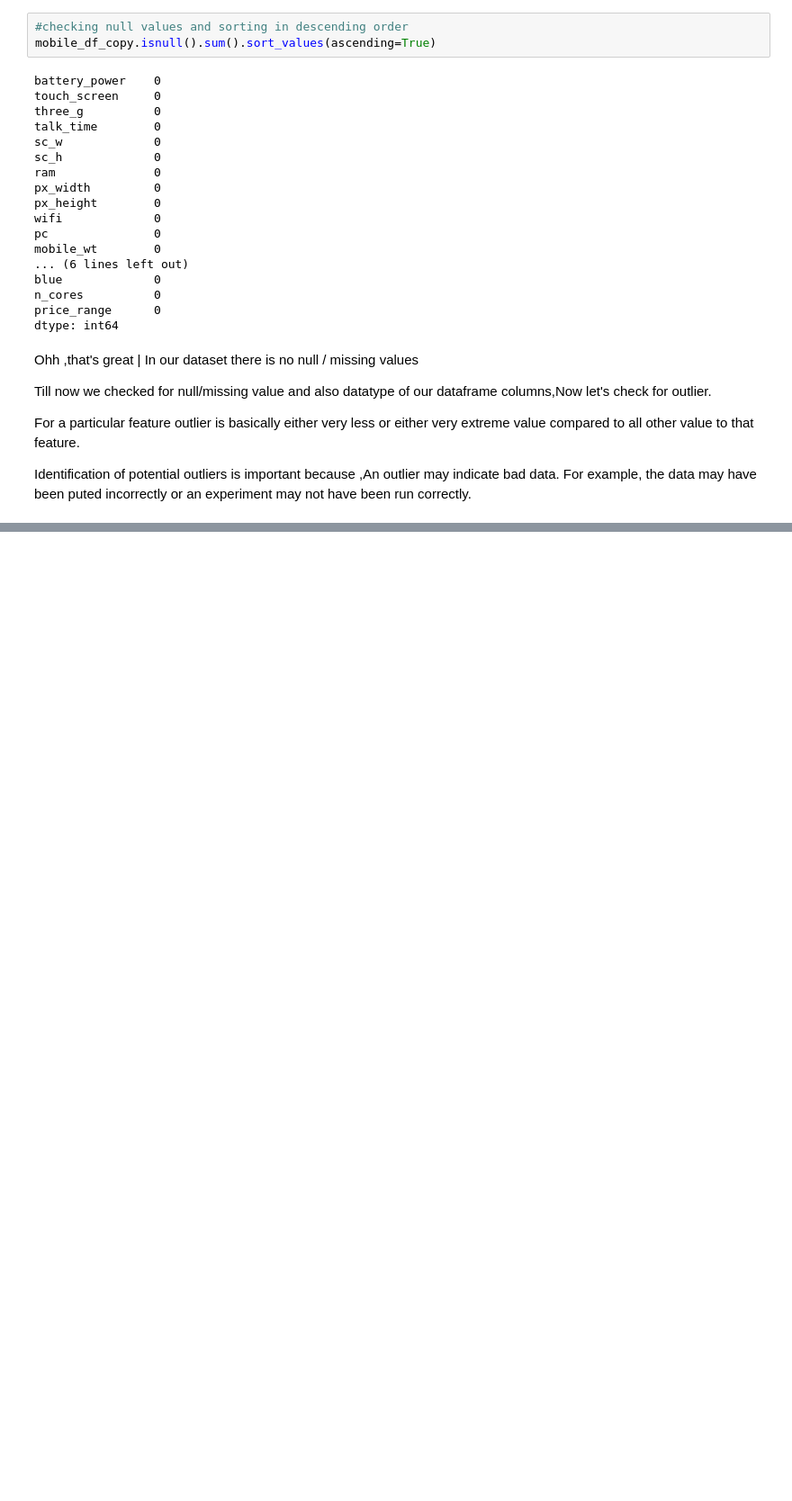
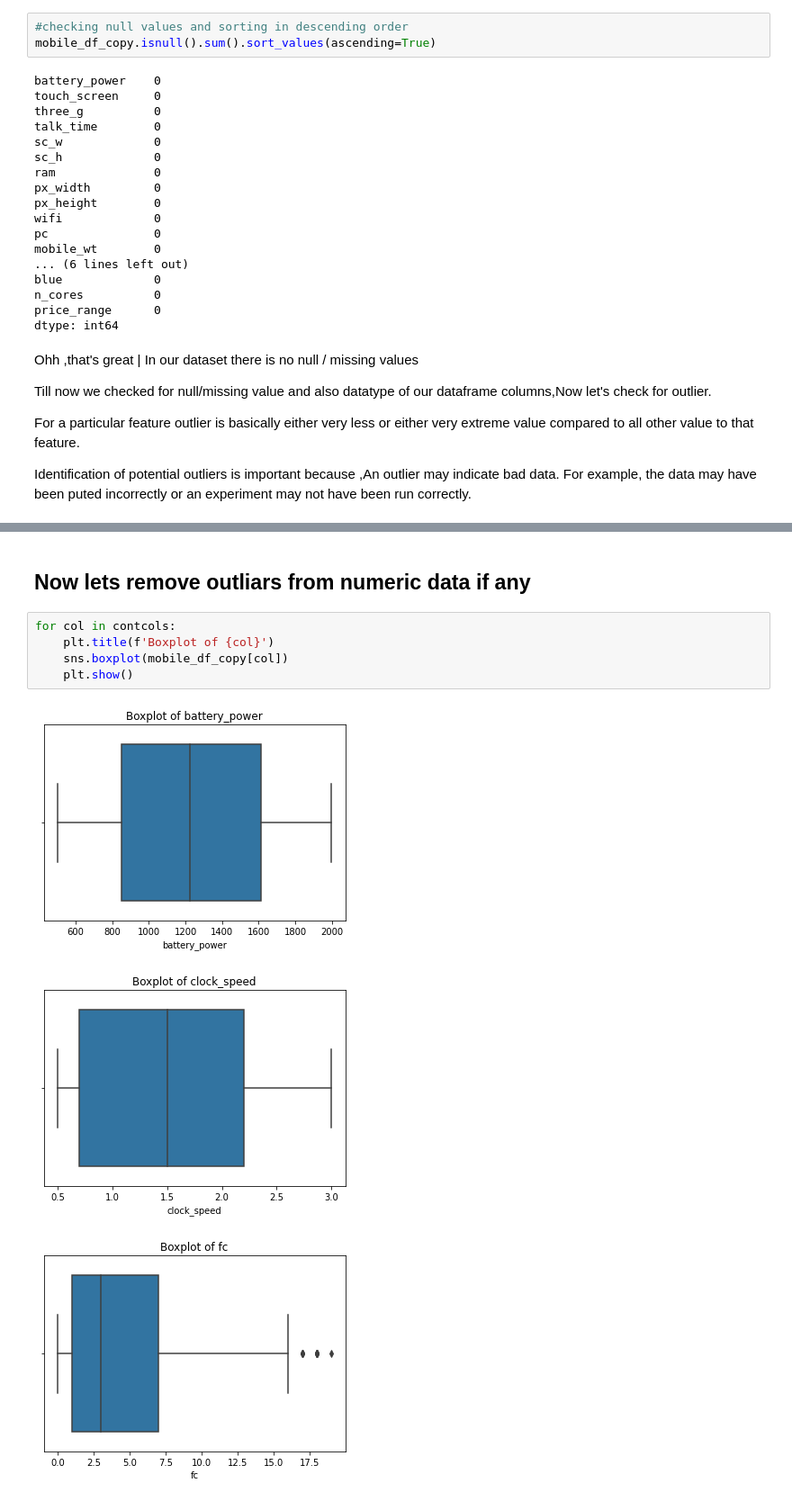
Before and after one commit to Vinni1798/Mobile-price-range-prediction, a Jupyter notebook: Mobile_Price_Prediction.ipynb, the cells around one changed output, grey strips where cells are left out. Shown at 90% size. Saved outputs shown, nothing was run; the diff lists cells and outputs as text; blank space fills up the shorter version.

```diff
--- a/Mobile_Price_Prediction.ipynb
+++ b/Mobile_Price_Prediction.ipynb
@@ -183,0 +227,11 @@ Identification of potential outliers is important because ,An outlier may indica
+# %% [markdown]
+## **Now lets remove outliars from numeric data if any**
+# %%
+for col in contcols:
+    plt.title(f'Boxplot of {col}')
+    sns.boxplot(mobile_df_copy[col])
+    plt.show()
+# %% [output]
+[figure, added]
+[figure, added]
+[figure, added]
```
Also changed, not shown: parts of 35 cells of this notebook.
